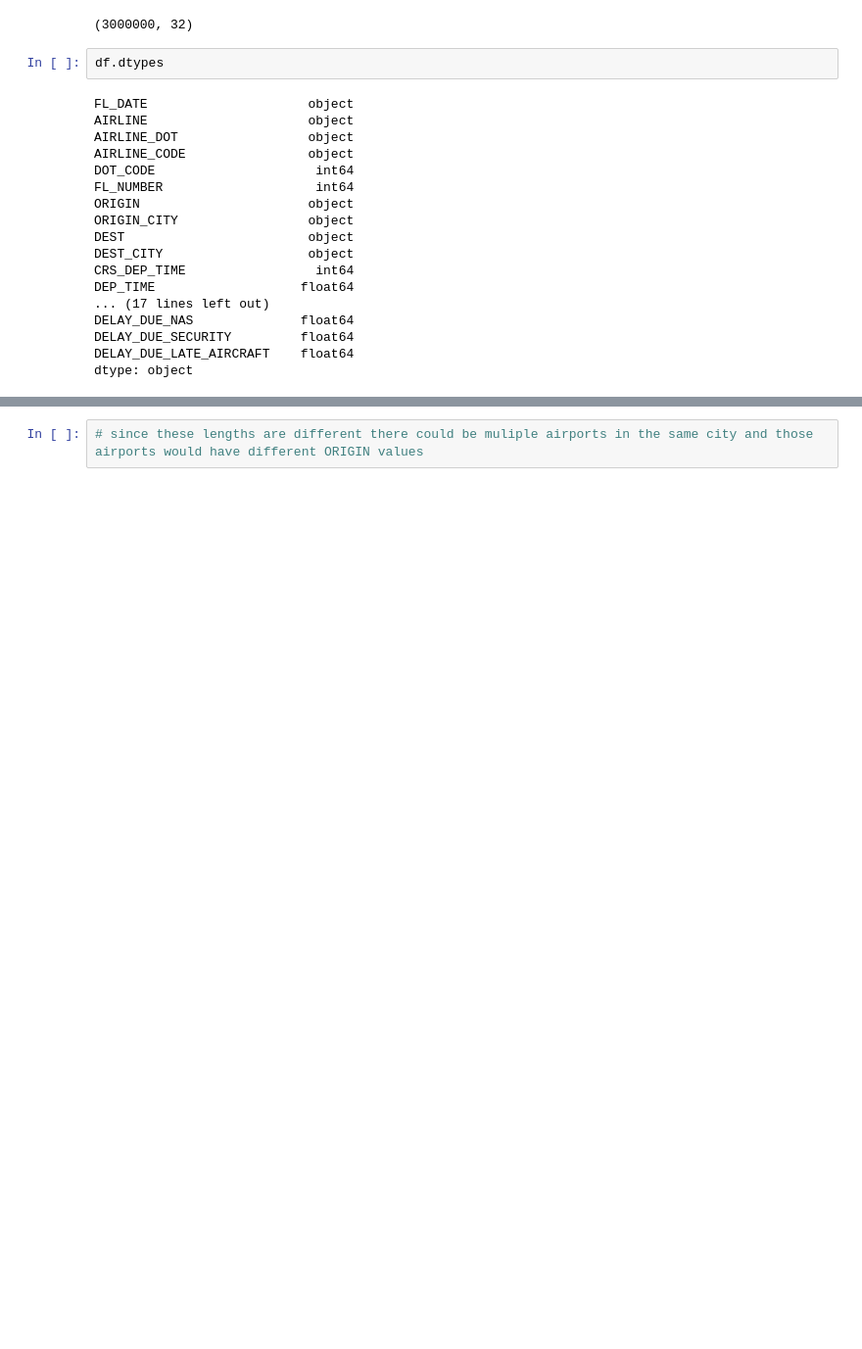
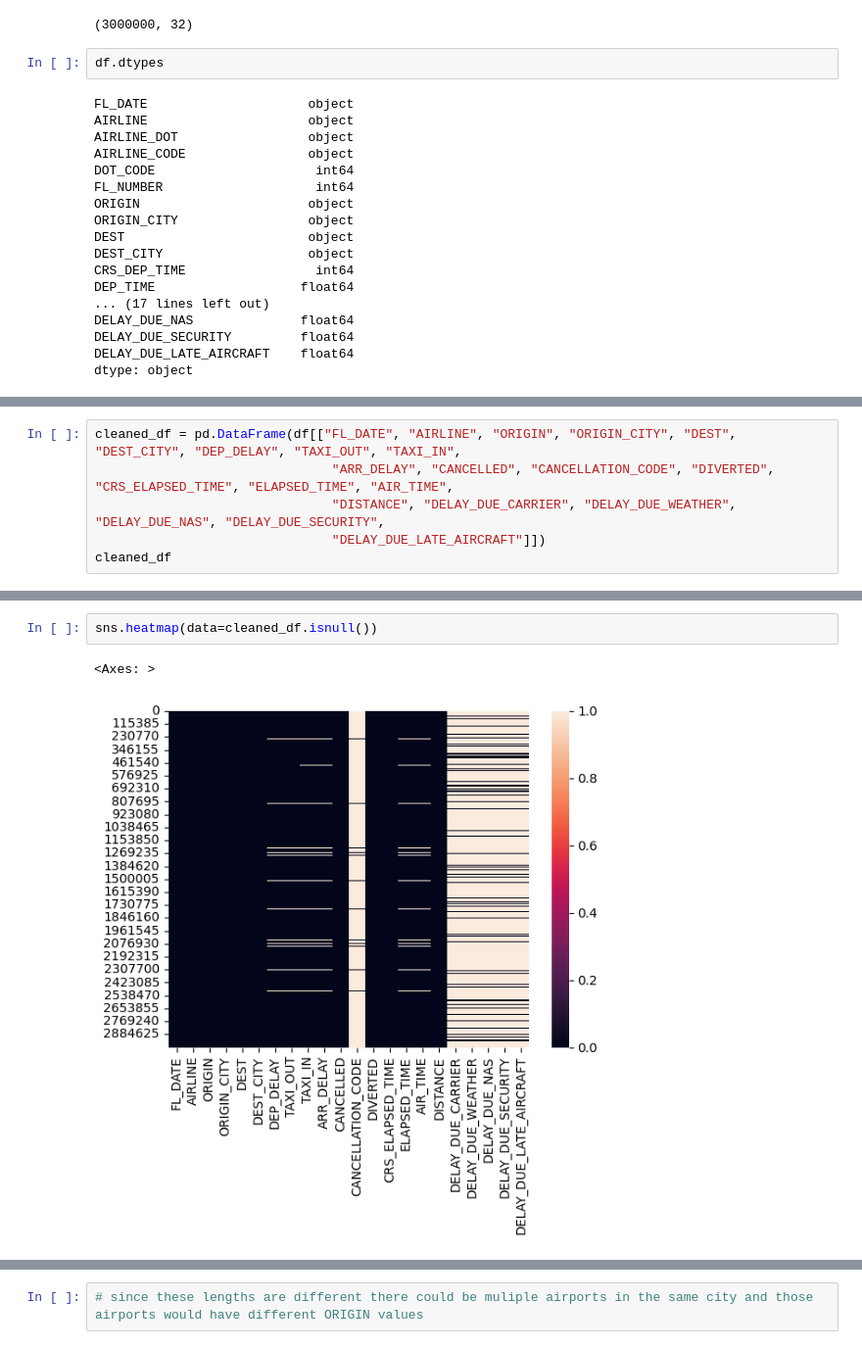
Before and after one commit to hjm46/FlightDelaysPredictions, a Jupyter notebook: cleaningFlights2019_2023.ipynb, the cells around one changed output, grey strips where cells are left out. Shown: that part at 98% size. Saved outputs shown, nothing was run; the diff lists cells and outputs as text; blank space fills up the shorter version.

Commit message:
need to clean cancelled nulls and figure out codes

```diff
--- a/cleaningFlights2019_2023.ipynb
+++ b/cleaningFlights2019_2023.ipynb
@@ -47,0 +55,6 @@ Unnecessary columns
+# %%
+cleaned_df = pd.DataFrame(df[["FL_DATE", "AIRLINE", "ORIGIN", "ORIGIN_CITY", "DEST", "DEST_CITY", "DEP_DELAY", "TAXI_OUT", "TAXI_IN",
+                               "ARR_DELAY", "CANCELLED", "CANCELLATION_CODE", "DIVERTED", "CRS_ELAPSED_TIME", "ELAPSED_TIME", "AIR_TIME",
+                               "DISTANCE", "DELAY_DUE_CARRIER", "DELAY_DUE_WEATHER", "DELAY_DUE_NAS", "DELAY_DUE_SECURITY",
+                               "DELAY_DUE_LATE_AIRCRAFT"]])
+cleaned_df
@@ -47,0 +99,5 @@ Unnecessary columns
+# %%
+sns.heatmap(data=cleaned_df.isnull())
+# %% [output]
+<Axes: >
+[figure, added]
```
Also changed, not shown: parts of 24 cells of this notebook.
